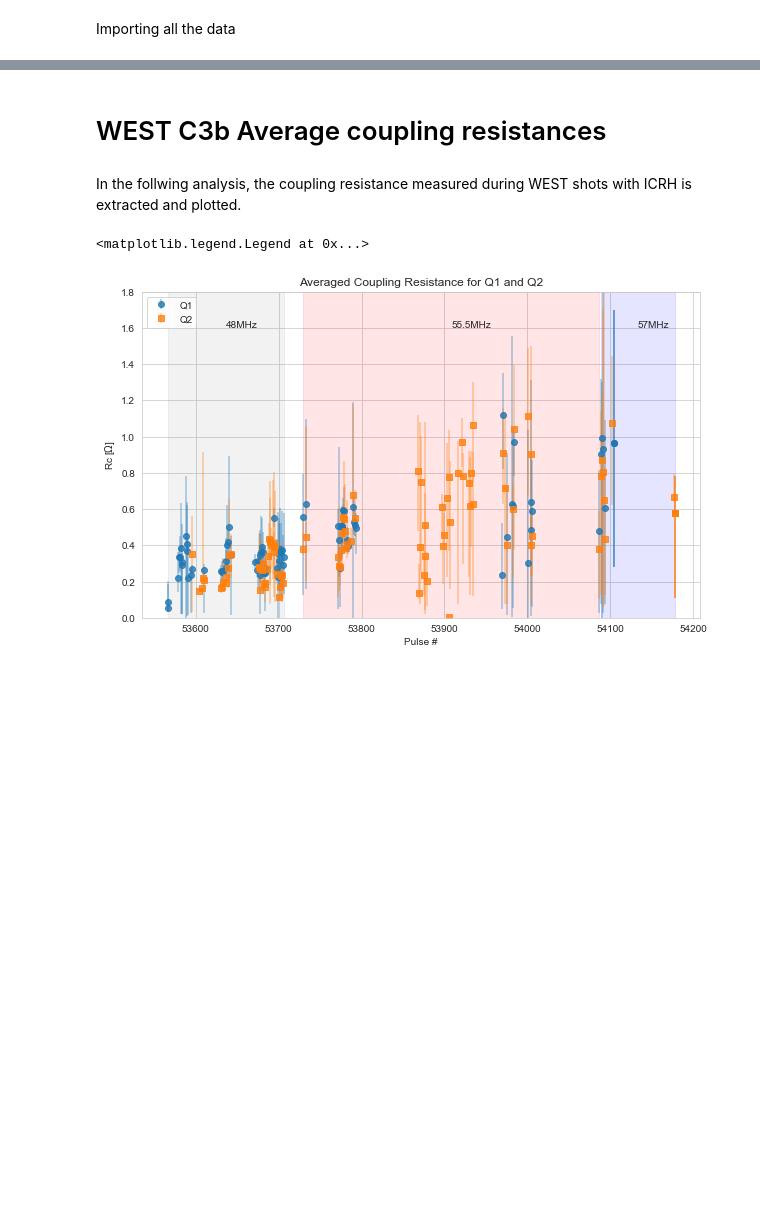
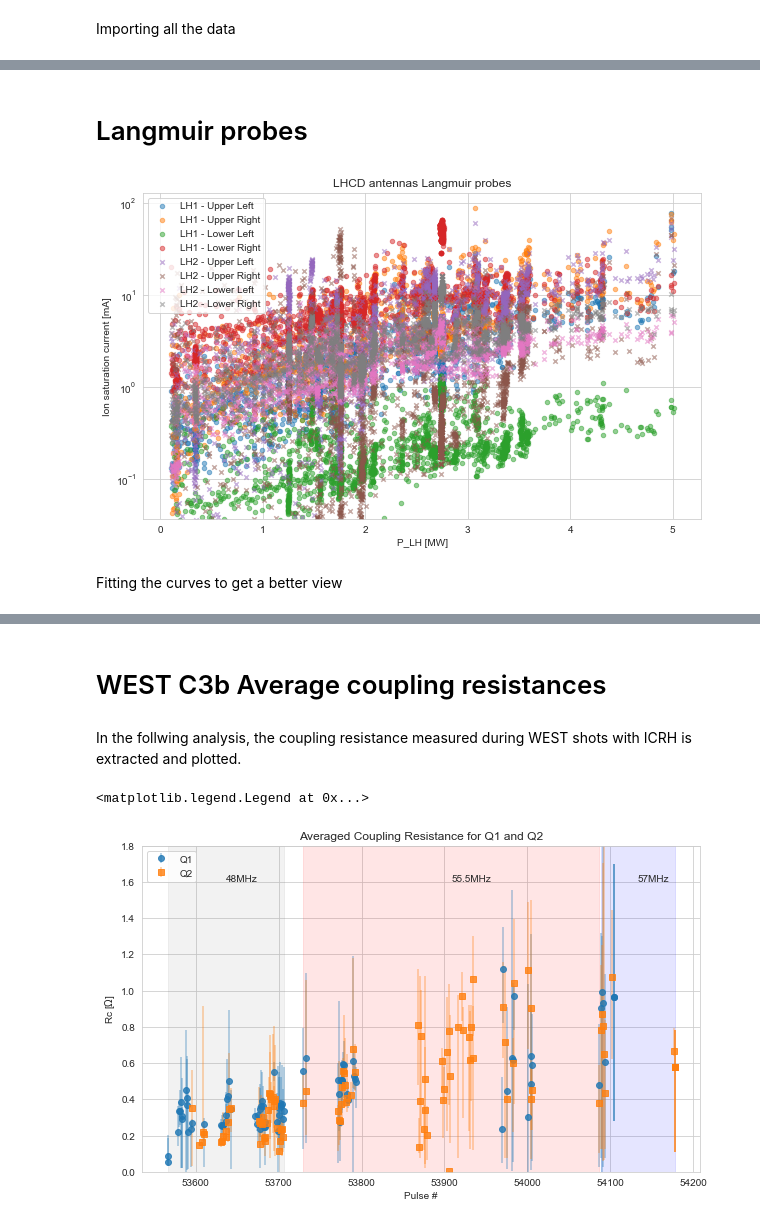
Before and after one commit to Hash--/ICRH, a Jupyter notebook: notebooks/WEST/C3b/WEST_C3b_coupling_analysis.ipynb, the cells around one changed output, grey strips where cells are left out. Cells and saved outputs as stored; diff of their text form; code cells hidden in the pictures; blank space fills up the shorter version.

```diff
--- a/notebooks/WEST/C3b/WEST_C3b_coupling_analysis.ipynb
+++ b/notebooks/WEST/C3b/WEST_C3b_coupling_analysis.ipynb
@@ -54,0 +52,22 @@ Database contains 128 shots, from #53566 to #54178
+# %% [markdown]
+# Langmuir probes
+# %%
+sns.set_style('whitegrid')
+fig, ax = plt.subplots()
+labels = ['LH1 - Upper Left', 'LH1 - Upper Right', 'LH1 - Lower Left', 'LH1 - Lower Right',
+          'LH2 - Upper Left', 'LH2 - Upper Right', 'LH2 - Lower Left', 'LH2 - Lower Right', ]
+markers = ['o', 'o', 'o', 'o',
+          'x', 'x', 'x', 'x']
+for idx in range(8):
+    data_Q2.query('P_LH_avg > 0.1').plot(ax=ax, x='P_LH_avg', y=f'Lang{idx+1}_avg', kind='scatter',
+                                         color=sns.color_palette()[idx], colorbar=False, alpha=.5,
+                                         label=labels[idx], marker=markers[idx])
+ax.set_yscale('log')
+ax.set_ylabel('Ion saturation current [mA]')
+ax.set_xlabel('P_LH [MW]')
+ax.set_title('LHCD antennas Langmuir probes')
+fig.savefig('WEST_C3b_LangmuirLHCD_vs_P_LH.png', dpi=150)
+# %% [output]
+[figure, added]
+# %% [markdown]
+Fitting the curves to get a better view
```
Also changed, not shown: parts of 13 cells of this notebook, 5 other files.
